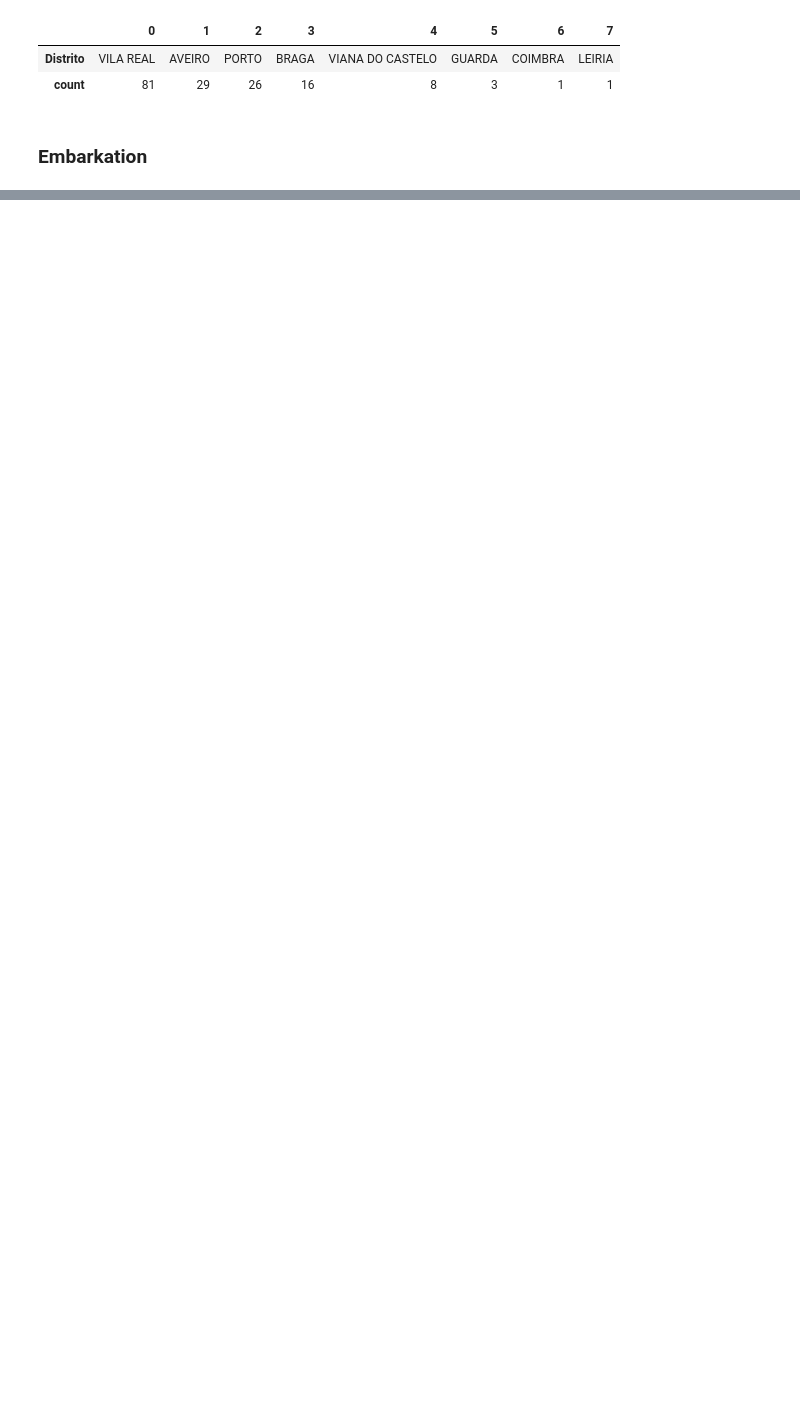
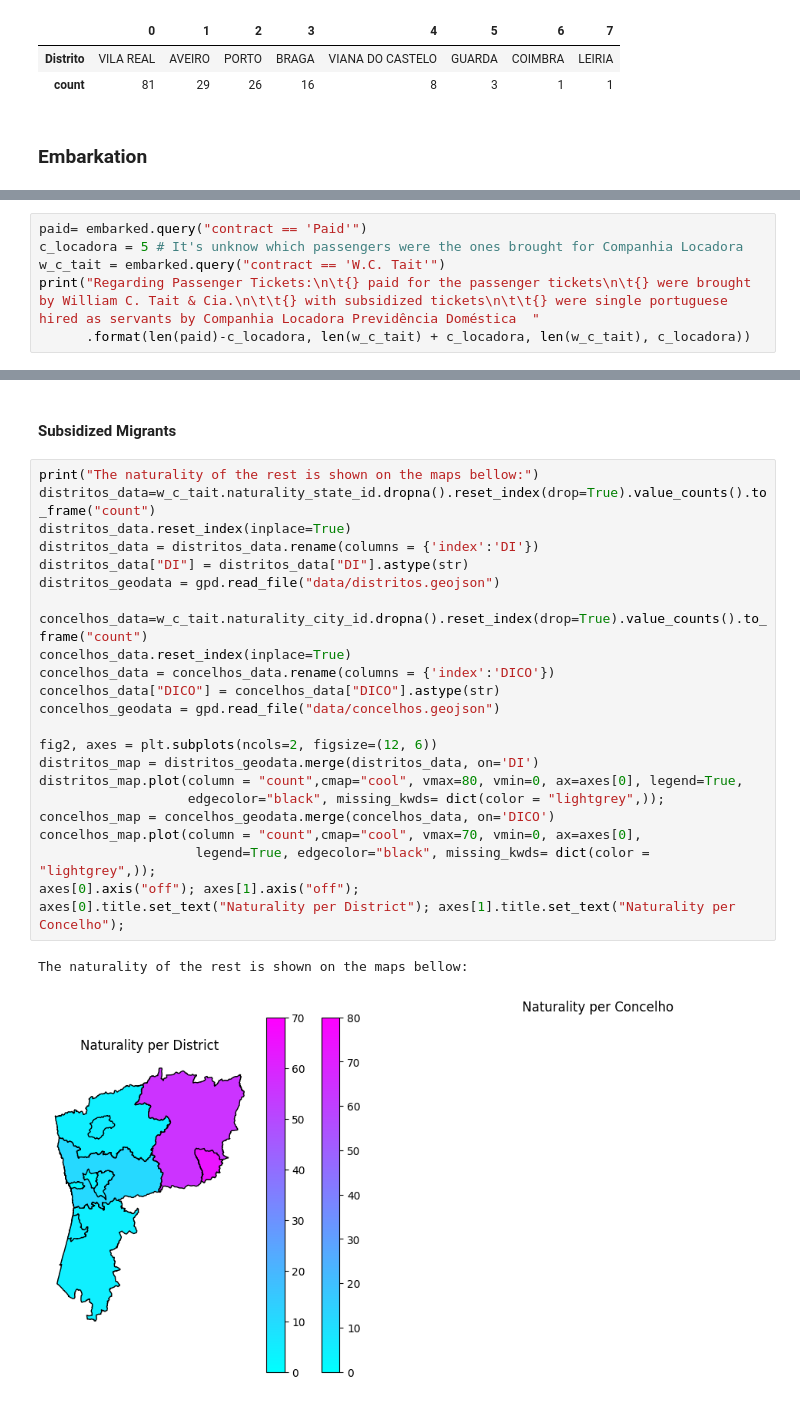
Before and after one commit to luamz/migration-data-analysis, a Jupyter notebook: portuguese_migrants.ipynb, the cells around one changed output, grey strips where cells are left out. Drawn from its saved outputs; the diff is of its cells as text; blank space fills up the shorter version.

Commit message:
Analysing tickets

```diff
--- a/portuguese_migrants.ipynb
+++ b/portuguese_migrants.ipynb
@@ -176,0 +178,6 @@ Passengers were made up of 31 families and 85 solo travelers.
+# %%
+paid= embarked.query("contract == 'Paid'")
+c_locadora = 5 # It's unknow which passengers were the ones brought for Companhia Locadora
+w_c_tait = embarked.query("contract == 'W.C. Tait'")
+print("Regarding Passenger Tickets:\n\t{} paid for the passenger tickets\n\t{} were brought by William C. Tait & Cia.\n\t\t{} with subsidized tickets\n\t\t{} were single portuguese hired as servants by Companhia Locadora Previdência Doméstica  "
+      .format(len(paid)-c_locadora, len(w_c_tait) + c_locadora, len(w_c_tait), c_locadora))
@@ -176,0 +190,28 @@ Passengers were made up of 31 families and 85 solo travelers.
+# %% [markdown]
+#### Subsidized Migrants
+# %%
+print("The naturality of the rest is shown on the maps bellow:")
+distritos_data=w_c_tait.naturality_state_id.dropna().reset_index(drop=True).value_counts().to_frame("count")
+distritos_data.reset_index(inplace=True)
+distritos_data = distritos_data.rename(columns = {'index':'DI'})
+distritos_data["DI"] = distritos_data["DI"].astype(str)
+distritos_geodata = gpd.read_file("data/distritos.geojson")
+
+concelhos_data=w_c_tait.naturality_city_id.dropna().reset_index(drop=True).value_counts().to_frame("count")
+concelhos_data.reset_index(inplace=True)
+concelhos_data = concelhos_data.rename(columns = {'index':'DICO'})
+concelhos_data["DICO"] = concelhos_data["DICO"].astype(str)
+concelhos_geodata = gpd.read_file("data/concelhos.geojson")
+
+fig2, axes = plt.subplots(ncols=2, figsize=(12, 6))
+distritos_map = distritos_geodata.merge(distritos_data, on='DI')
+distritos_map.plot(column = "count",cmap="cool", vmax=80, vmin=0, ax=axes[0], legend=True,
+                   edgecolor="black", missing_kwds= dict(color = "lightgrey",));
+concelhos_map = concelhos_geodata.merge(concelhos_data, on='DICO')
+concelhos_map.plot(column = "count",cmap="cool", vmax=70, vmin=0, ax=axes[0],
+                    legend=True, edgecolor="black", missing_kwds= dict(color = "lightgrey",));
+axes[0].axis("off"); axes[1].axis("off");
+axes[0].title.set_text("Naturality per District"); axes[1].title.set_text("Naturality per Concelho");
+# %% [output]
+The naturality of the rest is shown on the maps bellow:
+[figure, added]
```
Also changed, not shown: parts of 14 cells of this notebook, 1 other file.
